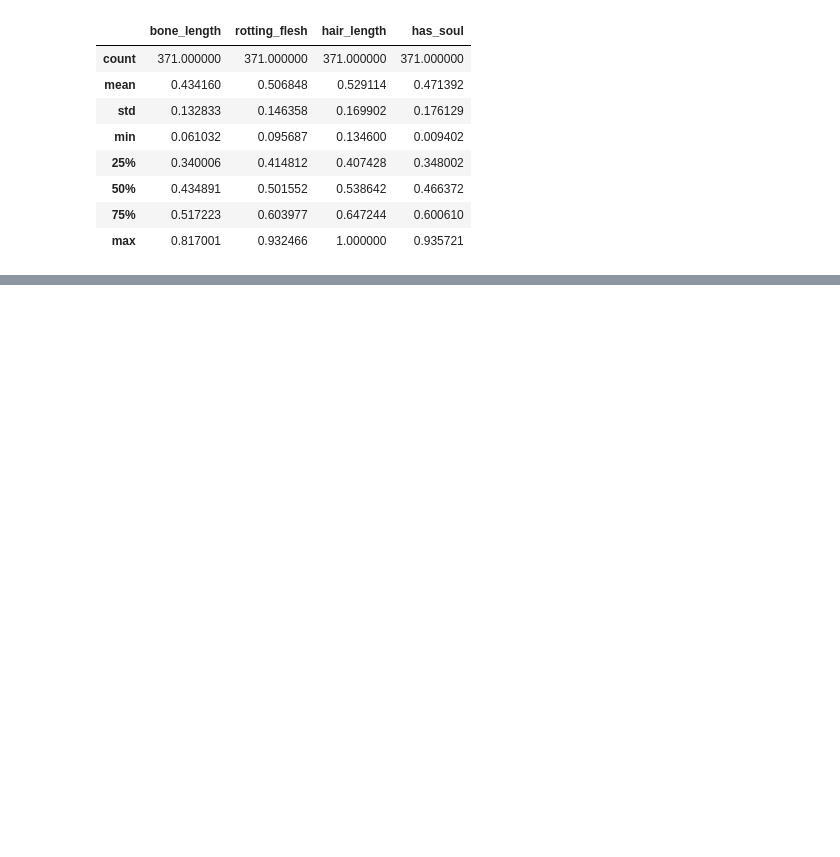
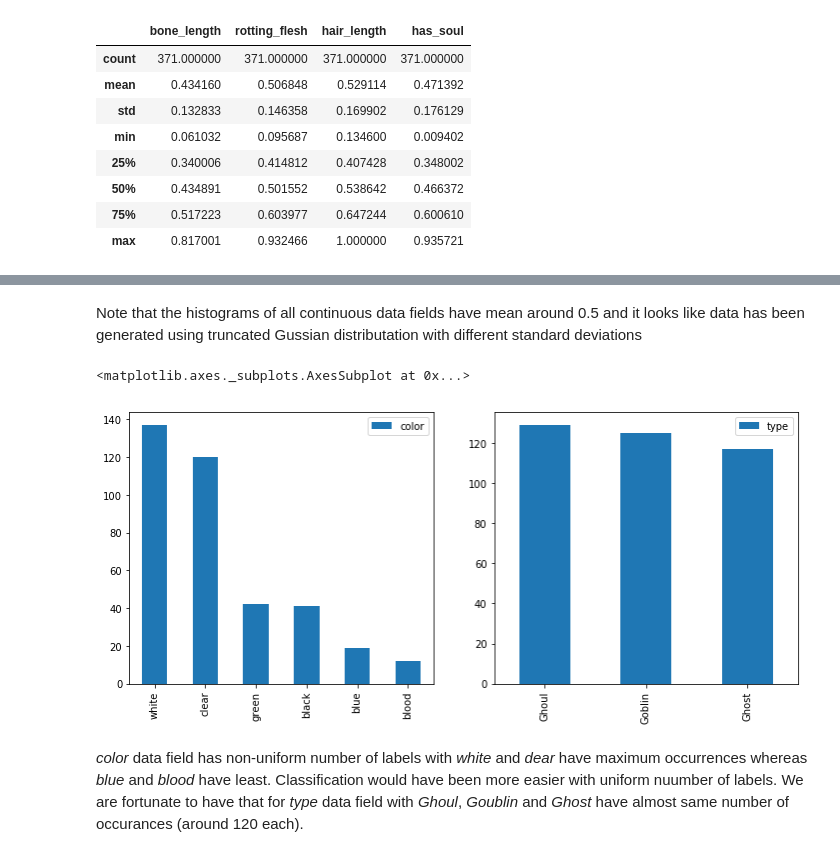
Before and after one commit to harshilpatel548/Ghouls_Goblins_Ghosts, a Jupyter notebook: Main.ipynb, the cells around one changed output, grey strips where cells are left out. Saved outputs shown, nothing was run; the diff lists cells and outputs as text; code cells hidden in the pictures; blank space fills up the shorter version.

```diff
--- a/Main.ipynb
+++ b/Main.ipynb
@@ -62,0 +65,11 @@ Note: This data is relatively clean an there is no missing values (data count to
+# %% [markdown]
+Note that the histograms of all continuous data fields have mean around 0.5 and it looks like data has been generated using truncated Gussian distributation with different standard deviations
+# %%
+f, axarr = plt.subplots(1, 2, figsize=(12,5))
+train[['color']].apply(pd.value_counts).plot.bar(ax = axarr[0])
+train[['type']].apply(pd.value_counts).plot.bar(ax = axarr[1])
+# %% [output]
+<matplotlib.axes._subplots.AxesSubplot at 0x...>
+[figure, added]
+# %% [markdown]
+*color* data field has non-uniform number of labels with *white* and *dear* have maximum occurrences whereas *blue* and *blood* have least. Classification would have been more easier with uniform nuumber of labels. We are fortunate to have that for *type* data field with *Ghoul*, *Goublin* and *Ghost* have almost same number of occurances (around 120 each).
```
Also changed, not shown: parts of 5 cells of this notebook.
